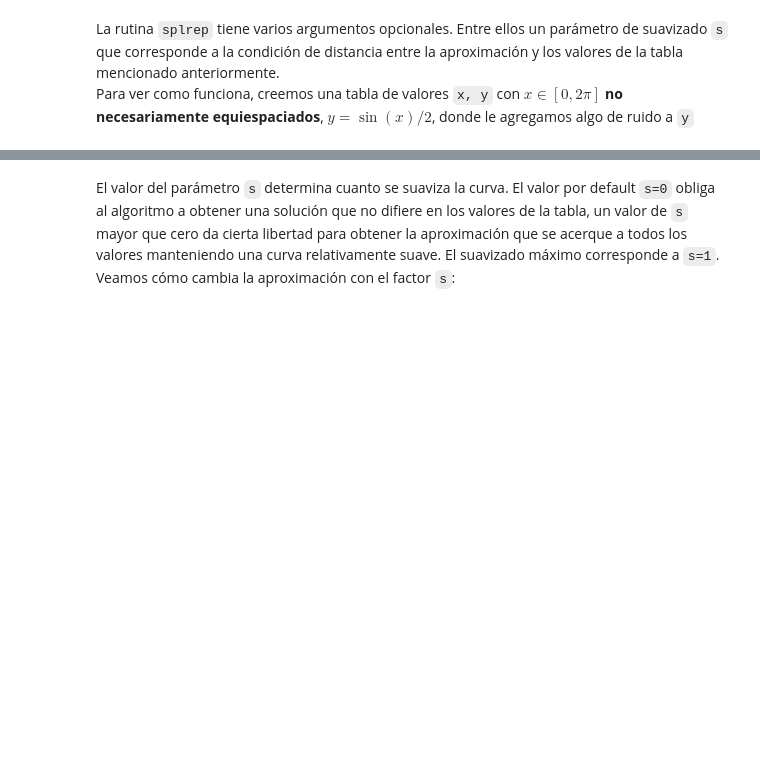
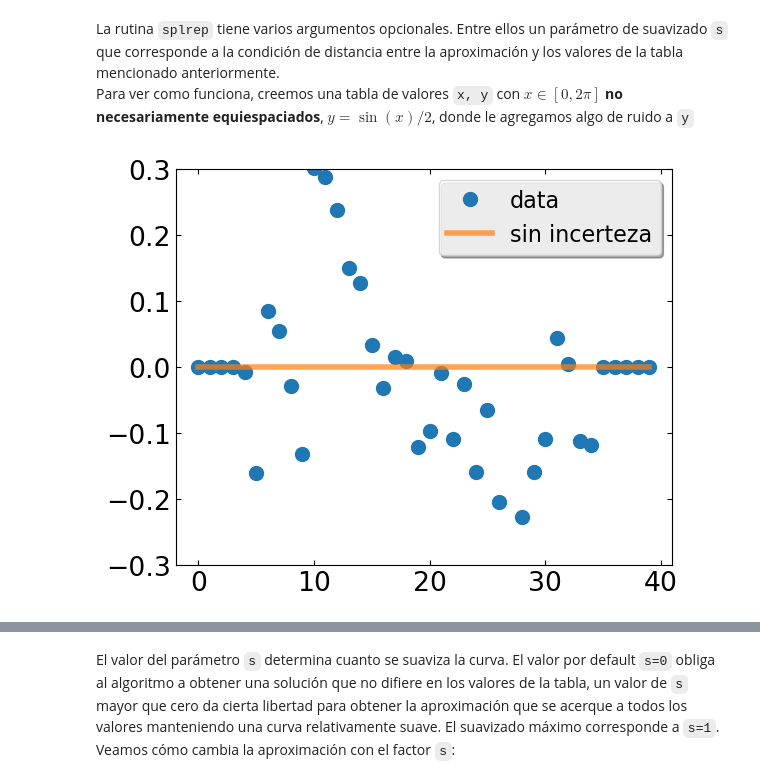
Before and after one commit to fiolj/intro-python-IB, a Jupyter notebook: clases/13_2_fiteos.ipynb, the cells around one changed output, grey strips where cells are left out. Saved outputs shown, nothing was run; the diff lists cells and outputs as text; code cells hidden in the pictures; blank space fills up the shorter version.

```diff
--- a/clases/13_2_fiteos.ipynb
+++ b/clases/13_2_fiteos.ipynb
@@ -273,12 +330,15 @@ con $x \in [0,2\pi]$ **no necesariamente equiespaciados**, $y=\sin(x)/2$, donde
 # %%
 # Creamos dos tablas de valores x, y
 x3 = np.linspace(0., 2*np.pi, 40)
 x4 = np.linspace(0., 2*np.pi, 40)
 x3[5:-5] -= 0.7*(0.5-np.random.random(30)) # Le agregamos una separación al azar
 x3.sort()                       # Los ordenamos
 plt.plot(x3-x4,'o',label='data')
 plt.plot(x3-x3, '-', alpha=0.7,label='sin incerteza')
-plt.ylim((-0.3,0.3));
+plt.ylim((-0.3,0.3))
+plt.legend();
+# %% [output]
+[figure, added]
 # %%
 y4 = 0.5* np.sin(x4)
 y3 = 0.5* np.sin(x3) * (1+ 0.6*(0.5-np.random.random(x3.size)))
```
Also changed, not shown: parts of 56 cells of this notebook, 39 other files.
